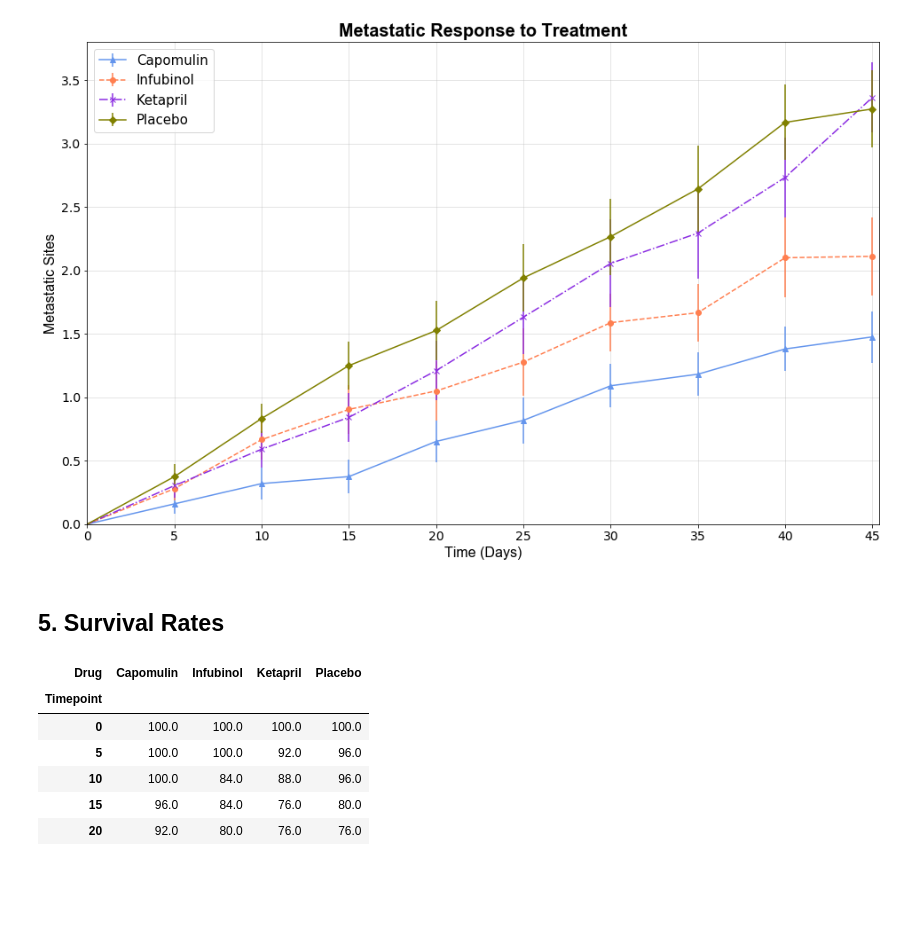
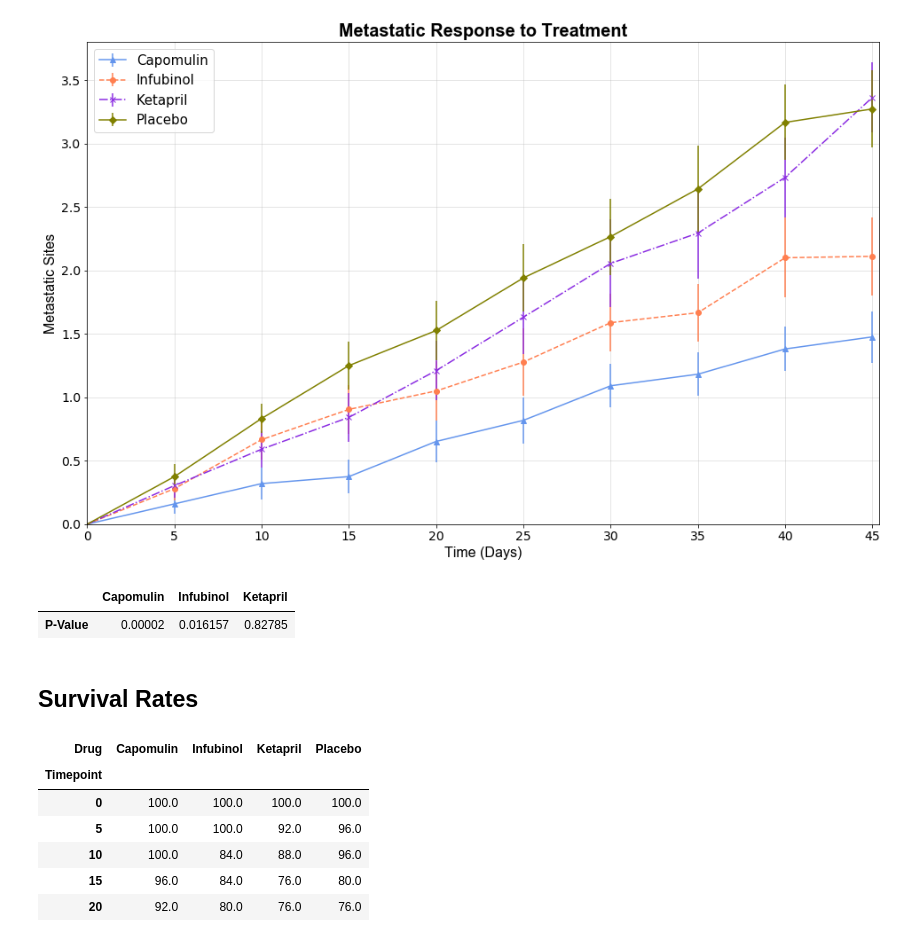
Before and after one commit to Demarsch/data-analytics-bootcamp, a Jupyter notebook: 05 - The Power of Plots/Code/Pymaceuticals.ipynb, the cells around one changed output. Saved outputs shown, nothing was run; the diff lists cells and outputs as text; code cells hidden in the pictures; blank space fills up the shorter version.

```diff
--- a/05 - The Power of Plots/Code/Pymaceuticals.ipynb
+++ b/05 - The Power of Plots/Code/Pymaceuticals.ipynb
@@ -161,8 +182,22 @@ plt.savefig('../Output/Charts/Metastatic Response to Treatment.png')
 plt.show()
 # %% [output]
 [figure]
+# %%
+# T-test to try to reject the H0: x̅ of metastatic sites count for drug = x̅ of metastatic sites for placebo
+# Generally, we are interested in the metastatic sites count change at the end of the experiment
+# so we don't perform these tests for all other time points
+placebo_meta_count = data.loc[(data.Drug == 'Placebo') & (data.Timepoint == last_timepoint), 'Metastatic Sites']
+meta_count = {}
+for drug in non_placebo_drugs:
+    drug_meta_count = data.loc[(data.Drug == drug) & (data.Timepoint == last_timepoint), 'Metastatic Sites']
+    p_values[drug] = stats.ttest_ind(drug_meta_count, placebo_meta_count)[1]
+meta_count = pd.DataFrame(p_values, index=['P-Value'])
+meta_count.head()
+# %% [output]
+|  | Capomulin | Infubinol | Ketapril |
+| P-Value | 0.00002 | 0.016157 | 0.82785 |
 # %% [markdown]
-## 5. Survival Rates
+## Survival Rates
 # %%
 # First lets calculate the survival rate. The values mean the percentage of the original mice population that
 # is still alive at specific time point
```
Also changed, not shown: parts of 14 cells of this notebook, 3 other files.
